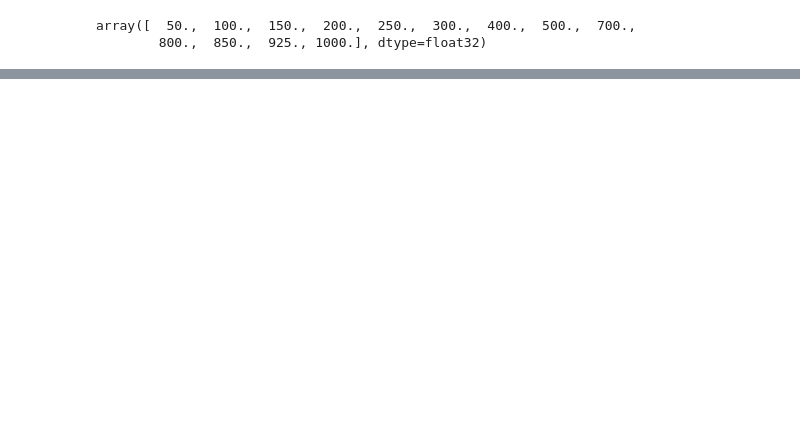
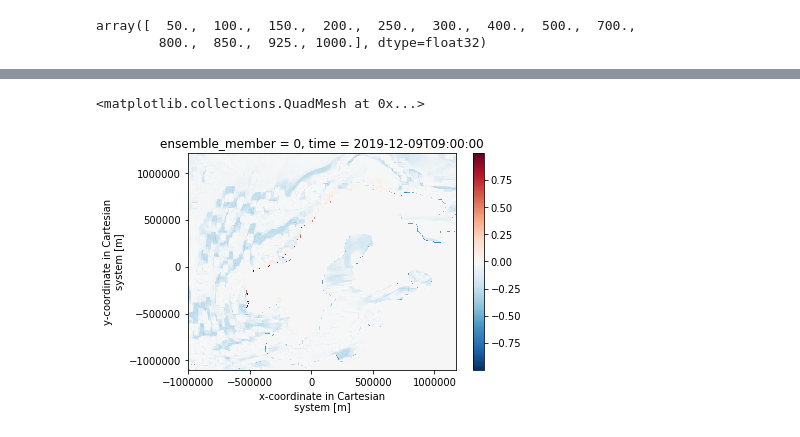
Before and after one commit to johtoblan/Master, a Jupyter notebook: Developing.ipynb, the cells around one changed output, grey strips where cells are left out. Saved outputs shown, nothing was run; the diff lists cells and outputs as text; code cells hidden in the pictures; blank space fills up the shorter version.

```diff
--- a/Developing.ipynb
+++ b/Developing.ipynb
@@ -74,0 +141,13 @@ ds
+# %%
+tfunc = temperature_max_band_from_b_to_c(-1,-6)
+wfunc = only_positive_but_no_larger_than_1#_with_scaling(topomax)
+pfunc = only_positive_but_no_larger_than_1
+cfunc = lambda x: x
+# %%
+HTI = HelicopterTriggerIndex([tfunc,wfunc,pfunc,cfunc])
+result = HTI([air_temp.values,W,pc,cl])
+# %%
+result[np.where(topomin > 10)] = 0
+result[np.where(topomax > 7500)] = 0
+# %%
+new_ds=ds.assign(HTI=(("ensemble_member","y","x"),result))
@@ -74,0 +168,5 @@ ds
+# %%
+(new_ds["HTI"].sel(ensemble_member=0)-HTIat10Local ).plot()
+# %% [output]
+<matplotlib.collections.QuadMesh at 0x...>
+[figure, added]
```
Also changed, not shown: parts of 30 cells of this notebook.
